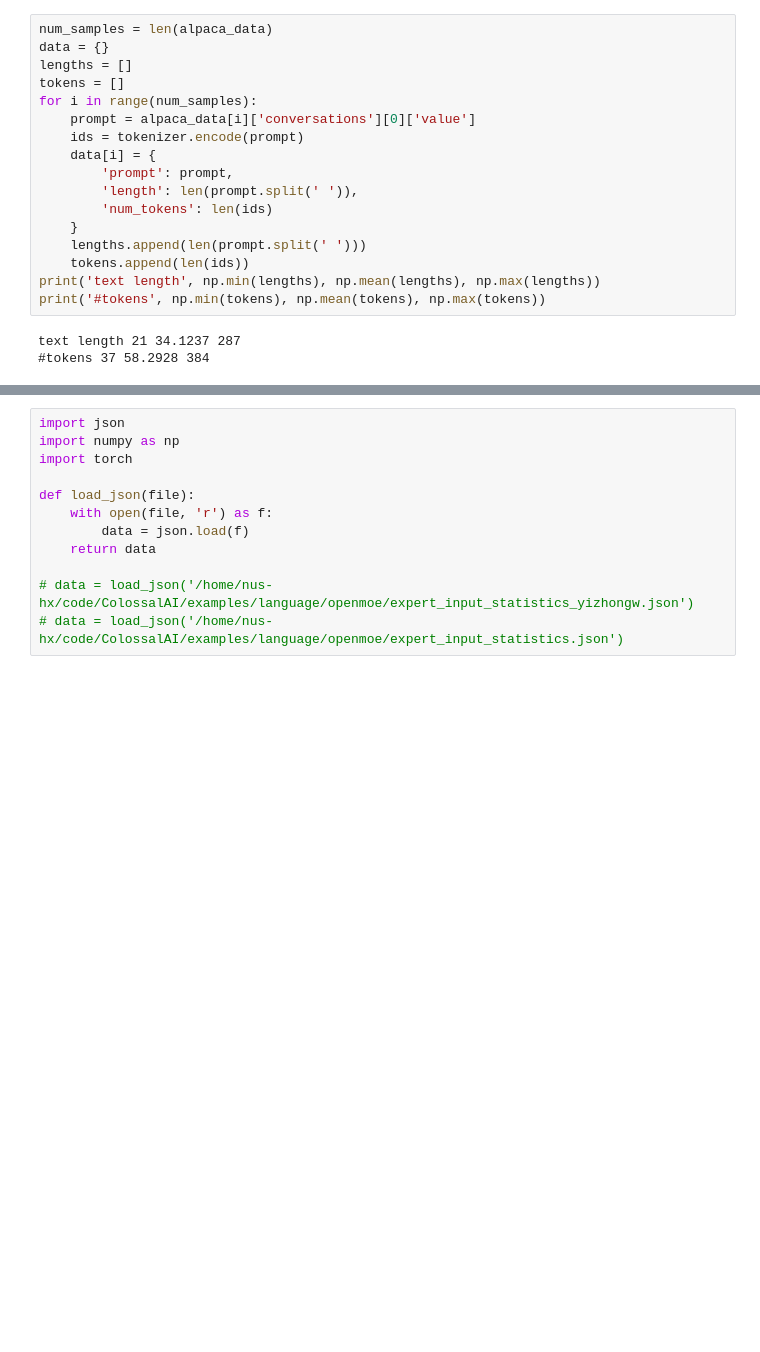
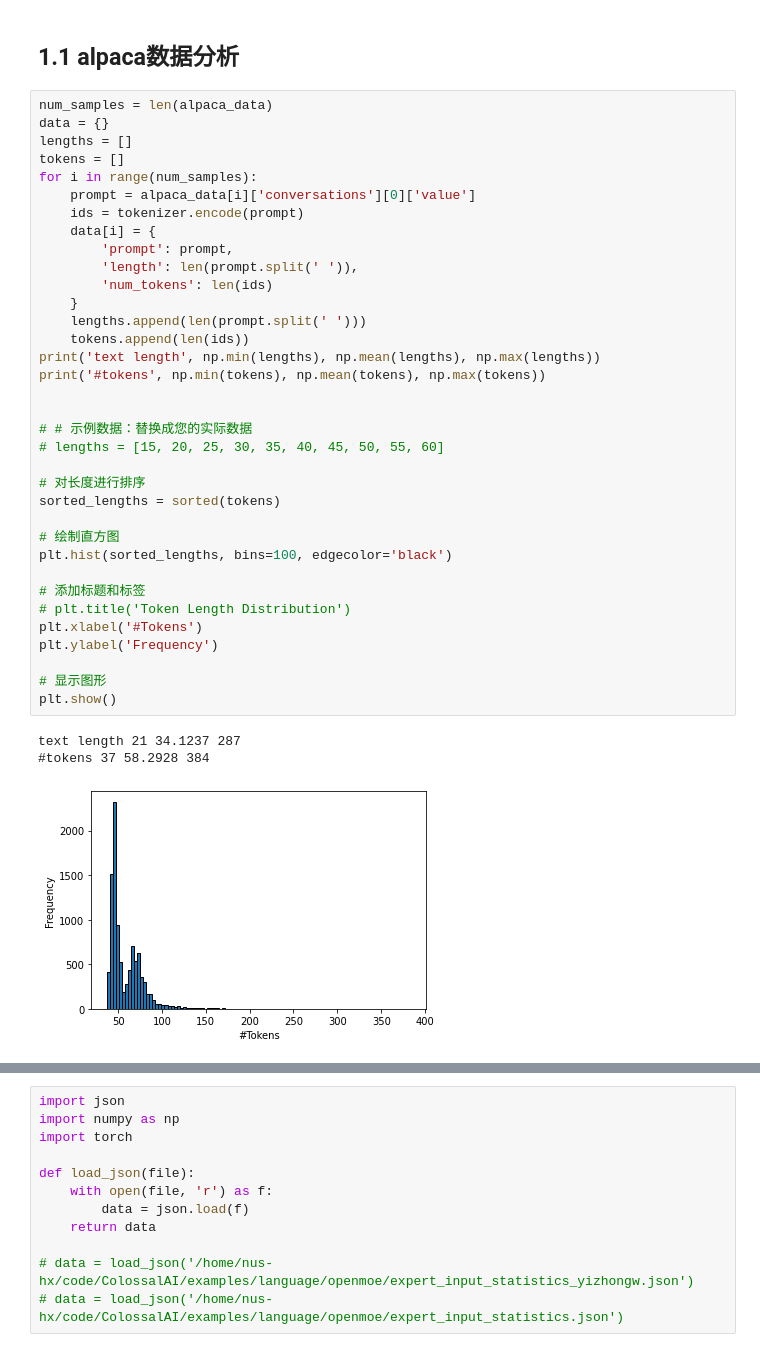
Before and after one commit to marsggbo/vllm, a Jupyter notebook: examples/anaalysis.ipynb, the cells around one changed output, grey strips where cells are left out. Saved outputs shown, nothing was run; the diff lists cells and outputs as text; blank space fills up the shorter version.

```diff
--- a/examples/anaalysis.ipynb
+++ b/examples/anaalysis.ipynb
@@ -18,20 +29,41 @@ alpaca_data = load_json("/home/wangyuxin/xinhe/Sequence-Scheduling/data/alpaca-t
+# %% [markdown]
+## 1.1 alpaca数据分析
 # %%
 num_samples = len(alpaca_data)
 data = {}
 lengths = []
 tokens = []
 for i in range(num_samples):
     prompt = alpaca_data[i]['conversations'][0]['value']
     ids = tokenizer.encode(prompt)
     data[i] = {
         'prompt': prompt,
         'length': len(prompt.split(' ')),
         'num_tokens': len(ids)
     }
     lengths.append(len(prompt.split(' ')))
     tokens.append(len(ids))
 print('text length', np.min(lengths), np.mean(lengths), np.max(lengths))
 print('#tokens', np.min(tokens), np.mean(tokens), np.max(tokens))
+
+
+# # 示例数据：替换成您的实际数据
+# lengths = [15, 20, 25, 30, 35, 40, 45, 50, 55, 60]
+
+# 对长度进行排序
+sorted_lengths = sorted(tokens)
+
+# 绘制直方图
+plt.hist(sorted_lengths, bins=100, edgecolor='black')
+
+# 添加标题和标签
+# plt.title('Token Length Distribution')
+plt.xlabel('#Tokens')
+plt.ylabel('Frequency')
+
+# 显示图形
+plt.show()
 # %% [output]
 text length 21 34.1237 287
 #tokens 37 58.2928 384
+[figure, added]
```
Also changed, not shown: parts of 30 cells of this notebook, 6 other files.
